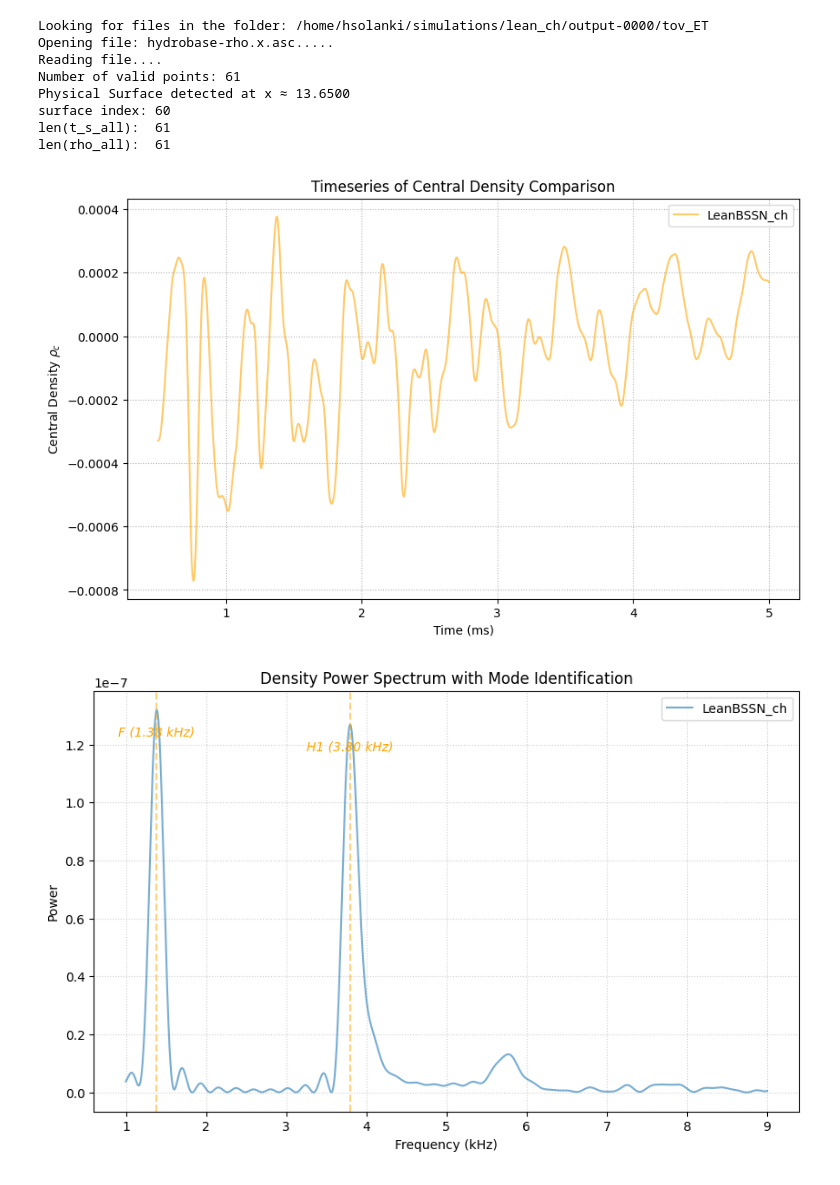
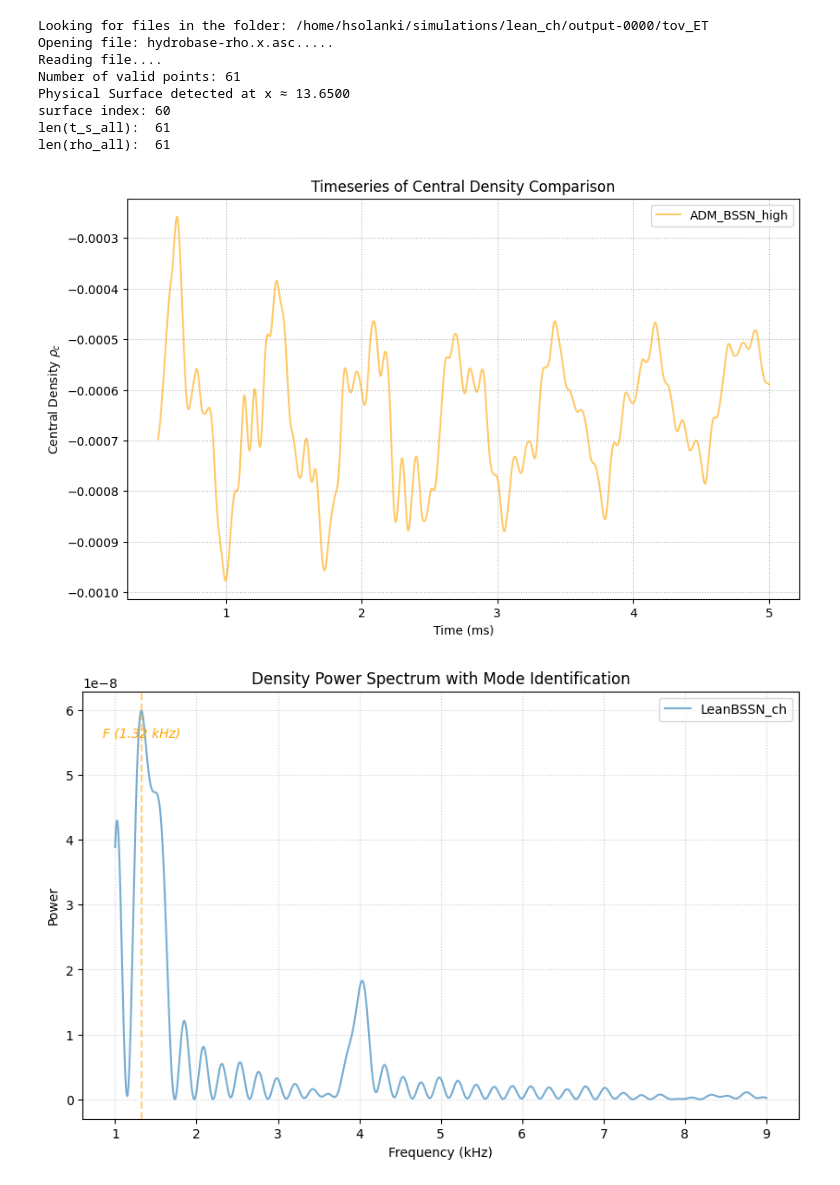
Before and after one commit to harsh-c0ds/My-Work, a Jupyter notebook: TOV/mode_ext.ipynb, the cells around one changed output. Drawn from its saved outputs; the diff is of its cells as text; code cells hidden in the pictures.

```diff
--- a/TOV/mode_ext.ipynb
+++ b/TOV/mode_ext.ipynb
@@ -179,13 +336,13 @@ x_p_ch, surface_ixd_ch, surface_x_ch = detect_star_surface(lean_ch, filename="hy
 # t_s_all_h, rho_all_h = load_time_series(file_path_2)
 # t_s_all_v, v_all = load_time_series(file_velocity)
 #t_s_all_P, rho_all_P = load_time_series(file_path_adm)
-t_s_all_ch, rho_all_ch = load_time_series(file_lean_ch)
+t_s_all_ch, rho_all_ch = load_time_series(file_path_adm)
 
 # t_s_all_l = t_s_all_l / 203  # convert to ms
 # t_s_all_m = t_s_all_m / 203  # convert to ms
 # t_s_all_h = t_s_all_h / 203  # convert to ms
 # t_s_all_v = t_s_all_v / 203  # convert to ms
-t_s_all_ch = t_s_all_ch / 203  # convert to ms
+#t_s_all_ch = t_s_all_ch / 203  # convert to ms
 
 #t_s_all_P = t_s_all_P / 203  # convert to ms
 # %% [output]
@@ -199,7 +356,7 @@ len(t_s_all):  61
 len(rho_all):  61
 # %%
 ### Time_series Check ###
-ik = 0
+ik = 20
 
 # t_l = t_s_all_l[ik]
 # rho_l = rho_all_l[ik]
@@ -232,35 +389,35 @@ lim_ch = (t_ch >= 0.5) & (t_ch <= 5)
 # rho_l = rho_l[lim_l]
 
 # t_m = t_m[lim_m]
 # rho_m = rho_m[lim_m]
 
 # t_h = t_h[lim_h]
 # rho_h = rho_h[lim_h]
 
 # t_v = t_v[lim_v]
 # v = v[lim_v]
 
 t_ch = t_ch[lim_ch]
 rho_ch = rho_ch[lim_ch]
 
 #t_adm = t_adm[lim_adm]
 #rho_adm = rho_adm[lim_adm]
 
 
 plt.figure(figsize=(10,6))
 # plt.plot(t_l, rho_l, label="LeanBSSN_low", color="blue", alpha=0.6)
 # plt.plot(t_m, rho_m, label="LeanBSSN_mid", color="green", alpha=0.6)
 # plt.plot(t_h, rho_h, label="LeanBSSN_high", color="red", alpha=0.6)
-plt.plot(t_ch, rho_ch, label="LeanBSSN_ch", color="orange", alpha=0.6)
+plt.plot(t_ch, rho_ch, label="ADM_BSSN_high", color="orange", alpha=0.6)
 plt.xlabel("Time (ms)")
 plt.ylabel(r"Central Density $\rho_c$")
 plt.title("Timeseries of Central Density Comparison")
 plt.grid(True, linestyle=":")
 plt.legend()
 plt.show()
 #plt.savefig(output_dir + "time_series_comparision.png", dpi=300)
 # %% [output]
-[figure, old version]
+[figure, new version]
 # %%
 #### Mode Extraction ####
 
@@ -295,7 +452,7 @@ freq_ch, power_ch = fourier_transform(t_ch, rho_ch)
 
 peaks_ch, properties = find_peaks(
     power_ch,
-    height=np.max(power_ch) * 0.07,
+    height=np.max(power_ch) * 0.85,
     prominence=np.percentile(power_ch, 95) * 0.35,
     width=8,
 )
@@ -386,7 +543,7 @@ plt.grid(True, linestyle=":", alpha=0.6)
 #plt.savefig(output_dir+"lean_psd_beta_1.png")
 plt.show()
 # %% [output]
-[figure, old version]
+[figure, new version]
 # %%
 ### Eigenfunction Extraction ###
 
```
Also changed, not shown: parts of 3 cells of this notebook, 2 other files.
